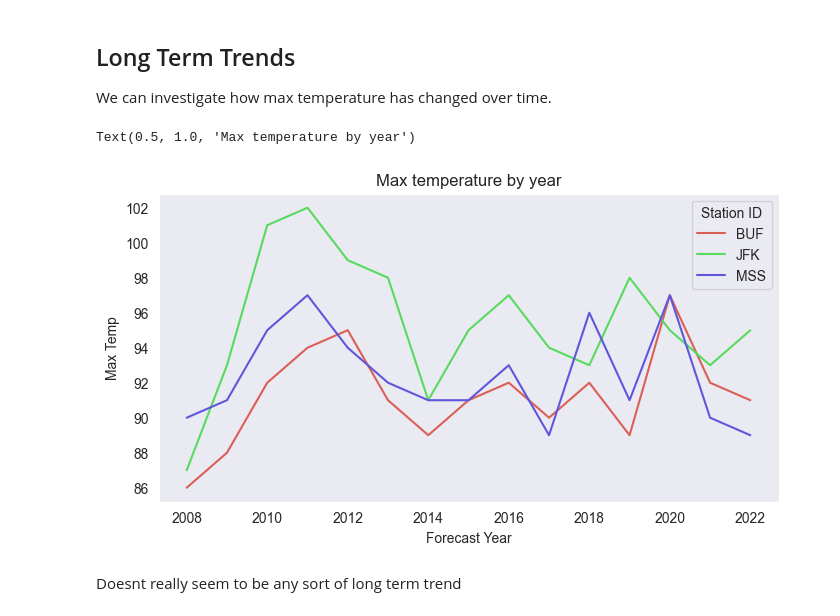
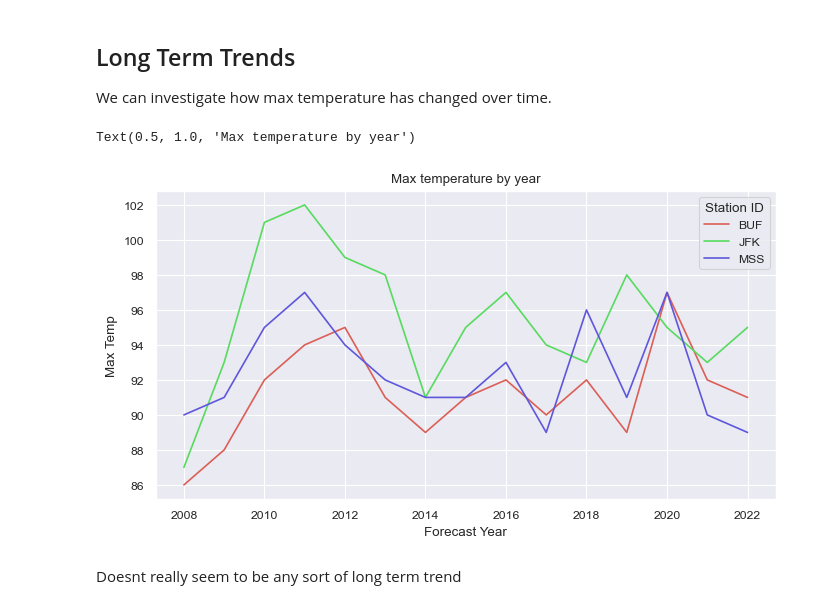
Before and after one commit to jmoro0408/Energy-Forecasting, a Jupyter notebook: scripts/explore_weather.ipynb, the cells around one changed output. Drawn from its saved outputs; the diff is of its cells as text; code cells hidden in the pictures.

```diff
--- a/scripts/explore_weather.ipynb
+++ b/scripts/explore_weather.ipynb
@@ -296,18 +296,19 @@ long_term_max_temp['Station ID'] = long_term_max_temp['Station ID'].cat.remove_u
 # Dropping any 2023 rows as it's not summer yet
 long_term_max_temp = long_term_max_temp[long_term_max_temp['Forecast Year'] != 2023]
 # %%
+sns.set_theme('paper')
 fig, ax = plt.subplots(figsize = (8,4))
 sns.lineplot(data =long_term_max_temp,
              x = 'Forecast Year',
              y = 'Max Temp',
              hue = 'Station ID',
              ax =ax,
              palette = sns.color_palette("hls", 3))
 
 ax.set_title('Max temperature by year')
 # %% [output]
 Text(0.5, 1.0, 'Max temperature by year')
-[figure, old version]
+[figure, new version]
 # %% [markdown]
 Doesnt really seem to be any sort of long term trend
 # %% [markdown]
```
Also changed, not shown: parts of 4 cells of this notebook.
